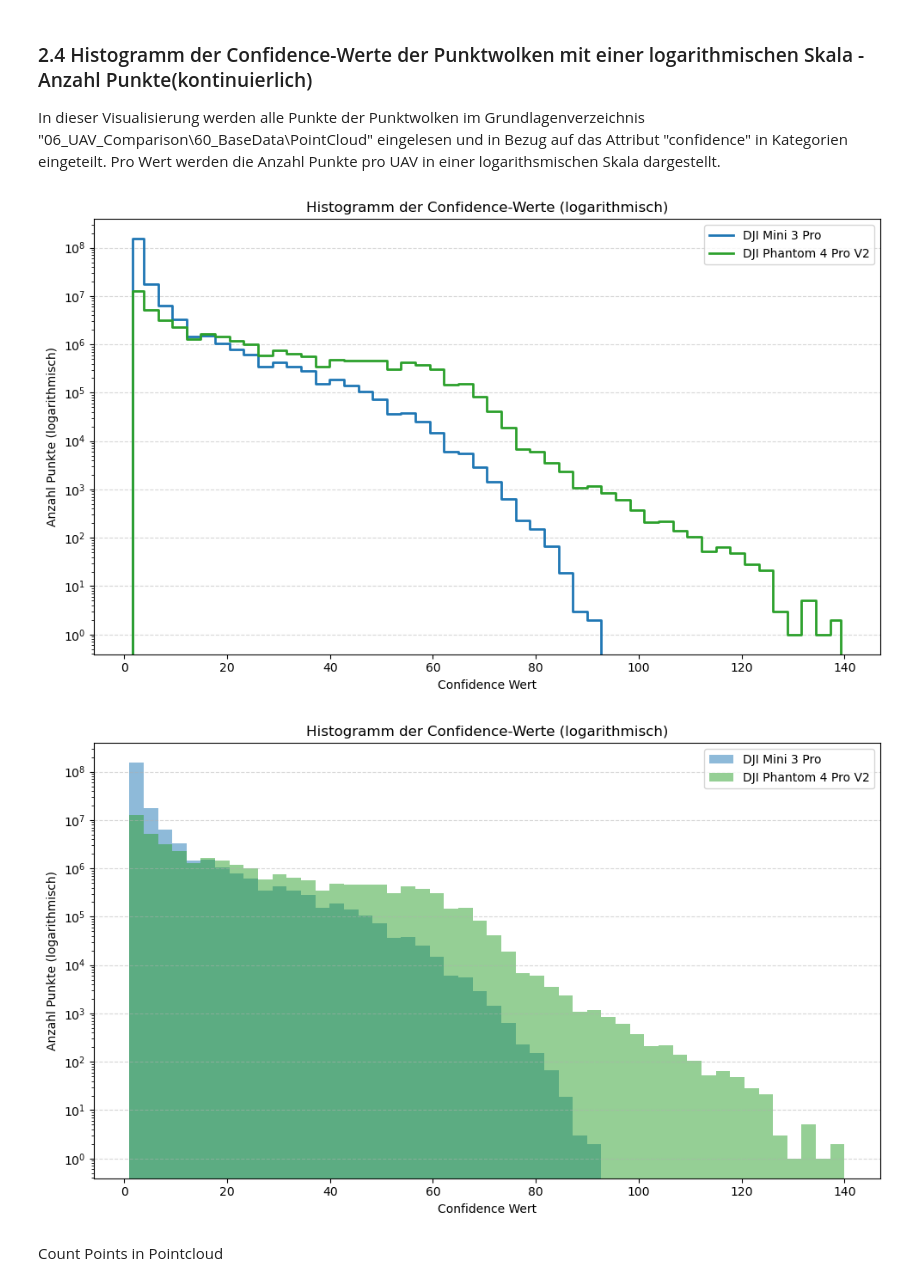
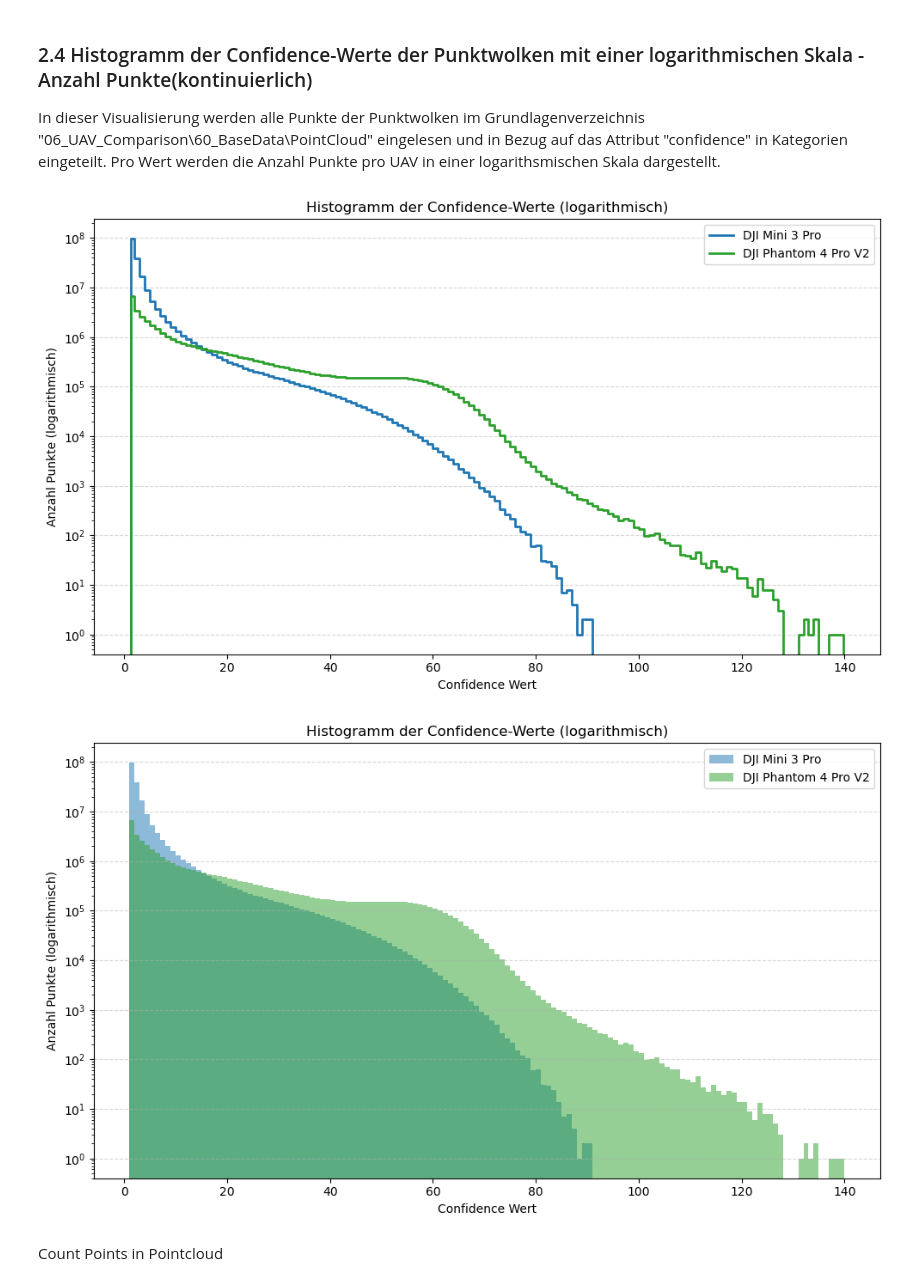
Before and after one commit to naamp/BTh11_Trieblaengenwachstum, a Jupyter notebook: 06_UAV_Comparison/06_B_UAV_Comparison_PointCloud_Confidence.ipynb, the cells around one changed output. Saved outputs shown, nothing was run; the diff lists cells and outputs as text; code cells hidden in the pictures.

Commit message:
20250423_1_MTSC
Image Alignement Testing

```diff
--- a/06_UAV_Comparison/06_B_UAV_Comparison_PointCloud_Confidence.ipynb
+++ b/06_UAV_Comparison/06_B_UAV_Comparison_PointCloud_Confidence.ipynb
@@ -388,7 +392,8 @@ djiphantom4prov2_confidence = get_confidence_values(djiphantom4prov2)
 # Optional: Bestimme den gemeinsamen Wertebereich für ein einheitliches Binning
 min_conf = min(np.min(djimini3pro_confidence), np.min(djiphantom4prov2_confidence))
 max_conf = max(np.max(djimini3pro_confidence), np.max(djiphantom4prov2_confidence))
-bins = np.linspace(min_conf, max_conf, 51)  # 50 Bins
+len_bins = max_conf - min_conf + 1
+bins = np.linspace(min_conf, max_conf, len_bins)
 
 # Berechne Histogramme (mit density=True, um normierte Dichten zu erhalten)
 hist_phantom, edges = np.histogram(djiphantom4prov2_confidence, bins=bins, density=False)
@@ -421,7 +426,7 @@ ax.set_yscale("log")
 plt.tight_layout()
 plt.show()
 # %% [output]
-[figure, old version]
+[figure, new version]
 # %%
 # Pfade zu den beiden Punktwolken (LAS-Dateien)
 djiphantom4prov2 = "D:\\BTh11_Asuwertung_PC\\fhnw_code\\BTh11_Trieblaengenwachstum\\06_UAV_Comparison\\60_BaseData\\PointCloud\\20250324_DJIPhantom4ProV2_Kirsche_clipped.las"
@@ -439,35 +444,36 @@ def get_confidence_values(file_path):
     if "confidence" not in las.point_format.dimension_names:
         raise ValueError(f"Feld 'confidence' fehlt in Datei: {file_path}")
     return las['confidence']
 
 # Confidence-Werte für beide Punktwolken extrahieren
 djimini3pro_confidence = get_confidence_values(djimini3pro)
 djiphantom4prov2_confidence = get_confidence_values(djiphantom4prov2)
 
 # Optional: Bestimme den gemeinsamen Wertebereich für ein einheitliches Binning
 min_conf = min(np.min(djimini3pro_confidence), np.min(djiphantom4prov2_confidence))
 max_conf = max(np.max(djimini3pro_confidence), np.max(djiphantom4prov2_confidence))
-bins = np.linspace(min_conf, max_conf, 51)  # 50 Bins
+len_bins = max_conf - min_conf + 1
+bins = np.linspace(min_conf, max_conf, len_bins)
 
 # Plot vorbereiten: Histogramm der originalen Confidence-Werte mit logarithmischer y-Achse
 fig, ax = plt.subplots(figsize=(10, 6))
 
 ax.hist(djimini3pro_confidence, bins=bins, alpha=0.5, label="DJI Mini 3 Pro", color="#1f77b4")
 ax.hist(djiphantom4prov2_confidence, bins=bins, alpha=0.5, label="DJI Phantom 4 Pro V2", color="#2ca02c")
 
 ax.set_xlabel("Confidence Wert")
 ax.set_ylabel("Anzahl Punkte (logarithmisch)")
 ax.set_title("Histogramm der Confidence-Werte (logarithmisch)")
 ax.legend(loc="upper right")
 ax.grid(axis="y", linestyle="--", alpha=0.5)
 
 # Umstellung auf logarithmische y-Achse
 ax.set_yscale("log")
 
 plt.tight_layout()
 plt.show()
 # %% [output]
-[figure, old version]
+[figure, new version]
 # %% [markdown]
 Count Points in Pointcloud
 # %%
```
Also changed, not shown: parts of 4 cells of this notebook, 17 other files.
